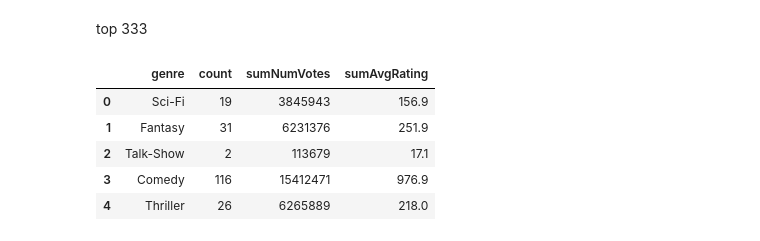
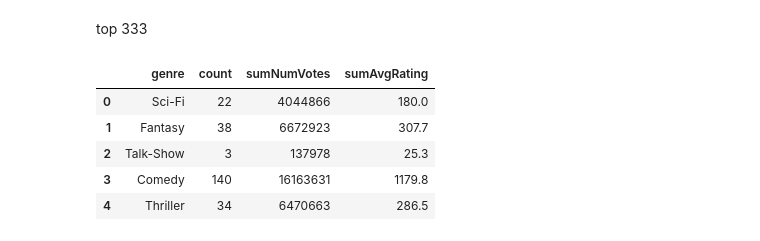
Before and after one commit to MBorgesT/DataVisProject, a Jupyter notebook: eda/genres.ipynb, the cells around one changed output. Saved outputs shown, nothing was run; the diff lists cells and outputs as text; code cells hidden in the pictures.

```diff
--- a/eda/genres.ipynb
+++ b/eda/genres.ipynb
@@ -64,11 +70,11 @@ query = '''
     SELECT tb.tconst, tb.genres, tr.averageRating, tr.numVotes
     FROM title_basics tb
     LEFT JOIN title_ratings tr ON tb.tconst = tr.tconst
-    WHERE tr.numVotes > 1500
+    WHERE tr.numVotes >= 1900
 '''
 df = pd.read_sql(query, conn)
 # %%
-with open('../treated_datasets/most_successful_333.txt', 'r') as f:
+with open('../treated_datasets/most_successful_10perc.txt', 'r') as f:
     top_tconsts = f.read().split('\n')
 # %%
 df.head()
@@ -193,17 +199,17 @@ for _, row in df.iterrows():
             genre_dict[g]['sumNumVotes'] += row['numVotes']
             genre_dict[g]['sumAvgRating'] += row['averageRating']
 # %%
-plot_df = pd.DataFrame({
+plot333_df = pd.DataFrame({
     'genre': list(distinct_genres),
     'count': [genre_dict[g]['count'] for g in distinct_genres],
     'sumNumVotes': [genre_dict[g]['sumNumVotes'] for g in distinct_genres],
     'sumAvgRating': [genre_dict[g]['sumAvgRating'] for g in distinct_genres],
 })
-plot_df.head()
+plot333_df.head()
 # %% [output]
 |  | genre | count | sumNumVotes | sumAvgRating |
-| 0 | Sci-Fi | 19 | 3845943 | 156.9 |
-| 1 | Fantasy | 31 | 6231376 | 251.9 |
-| 2 | Talk-Show | 2 | 113679 | 17.1 |
-| 3 | Comedy | 116 | 15412471 | 976.9 |
-| 4 | Thriller | 26 | 6265889 | 218.0 |
+| 0 | Sci-Fi | 22 | 4044866 | 180.0 |
+| 1 | Fantasy | 38 | 6672923 | 307.7 |
+| 2 | Talk-Show | 3 | 137978 | 25.3 |
+| 3 | Comedy | 140 | 16163631 | 1179.8 |
+| 4 | Thriller | 34 | 6470663 | 286.5 |
```
Also changed, not shown: parts of 17 cells of this notebook, 20 other files.
